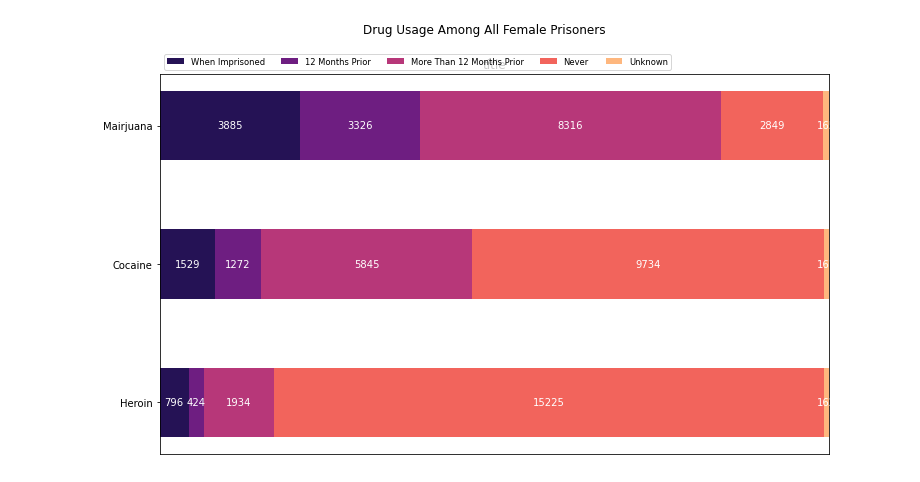
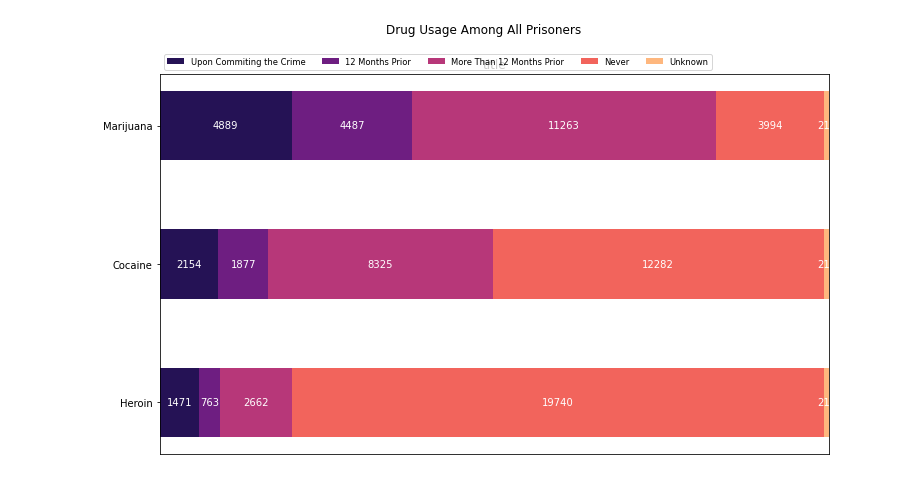
Before and after one commit to Philenku/Stats-401-Final-Project, a Jupyter notebook: visual3.ipynb, the cells around one changed output. Saved outputs shown, nothing was run; the diff lists cells and outputs as text; code cells hidden in the pictures.

Commit message:
simplified visual 3 rendering

```diff
--- a/visual3.ipynb
+++ b/visual3.ipynb
@@ -120 +45,4 @@ Name: Cocaine_ever, dtype: int64
+# %%
+# EXTRACT DATA FOR THE VISUAL
+df = pd.read_csv('extracted_data_vis3.csv')
 # %%
@@ -287,13 +133,13 @@ gergegege 1742 1742
 # %%
-category_names = ['When Imprisoned', '12 Months Prior', 'More Than 12 Months Prior', 'Never', "Unknown"]
+# CREATE VIS FOR EVERY PRISONER
+marijuana_values, heroin_values, cocaine_values = extract_values(df)
+category_names = ['Upon Commiting the Crime', '12 Months Prior', 'More Than 12 Months Prior', 'Never', "Unknown"]
 results = {
-    'Mairjuana': marijuana_values,
+    'Marijuana': marijuana_values,
     'Cocaine': cocaine_values,
     'Heroin': heroin_values
 }
-
-
-survey(results, category_names, 'Drug Usage Among All Female Prisoners')
+survey(results, category_names, 'Drug Usage Among All Prisoners')
 plt.show()
 # %% [output]
-[figure, old version]
+[figure, new version]
```
Also changed, not shown: parts of 16 cells of this notebook.
